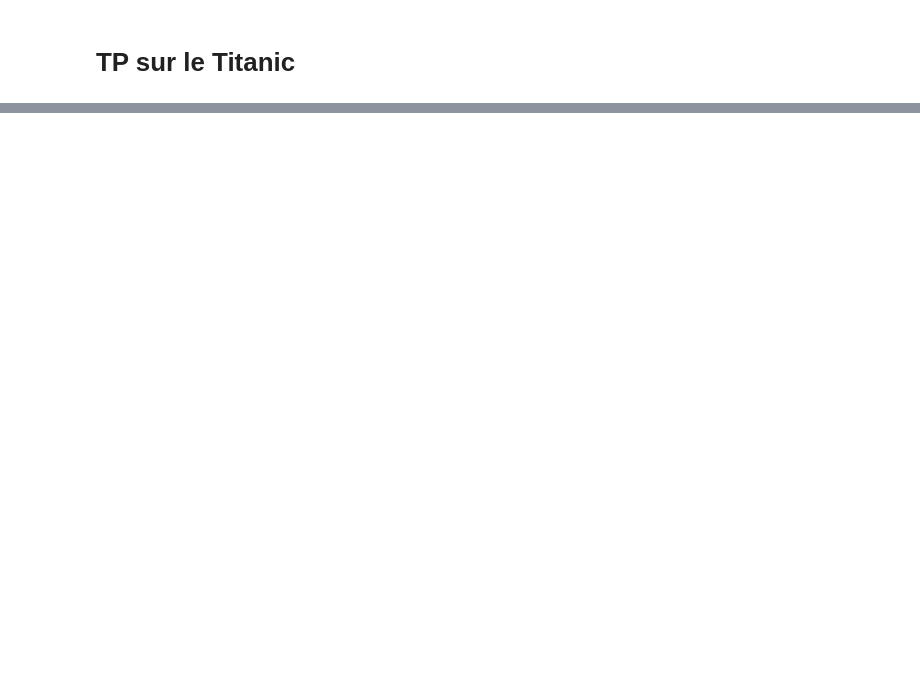
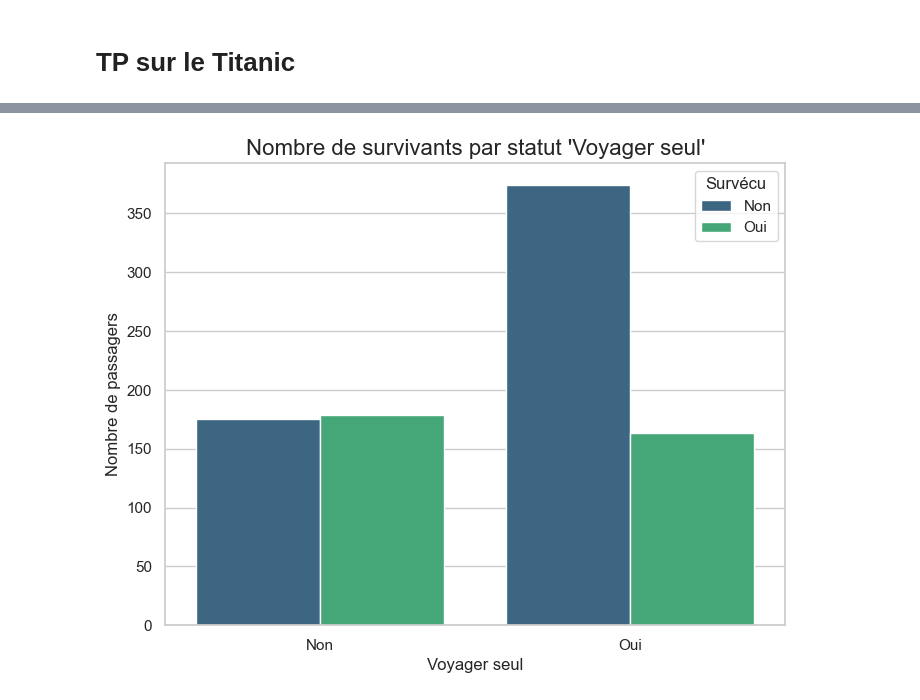
Before and after one commit to emilienbld/M1_Machine_Learning, a Jupyter notebook: regression_logisitque_titanic.ipynb, the cells around one changed output, grey strips where cells are left out. Saved outputs shown, nothing was run; the diff lists cells and outputs as text; code cells hidden in the pictures; blank space fills up the shorter version.

```diff
--- a/regression_logisitque_titanic.ipynb
+++ b/regression_logisitque_titanic.ipynb
@@ -263,0 +234,14 @@ print(df_encoded_cleaned.head())
+# %%
+# Créer un graphique montrant le nombre de survivants par "Voyager seul"
+plt.figure(figsize=(8, 6))
+sns.countplot(data=titanic_data, x='TravelAlone', hue='Survived', palette='viridis')
+
+# Ajouter un titre et des labels
+plt.title("Nombre de survivants par statut 'Voyager seul'", fontsize=16)
+plt.xlabel("Voyager seul", fontsize=12)
+plt.ylabel("Nombre de passagers", fontsize=12)
+plt.xticks([0, 1], ['Non', 'Oui'])  # Modifier les labels de l'axe x
+plt.legend(title="Survécu", labels=["Non", "Oui"])
+plt.show()
+# %% [output]
+[figure, added]
```
Also changed, not shown: parts of 19 cells of this notebook.
